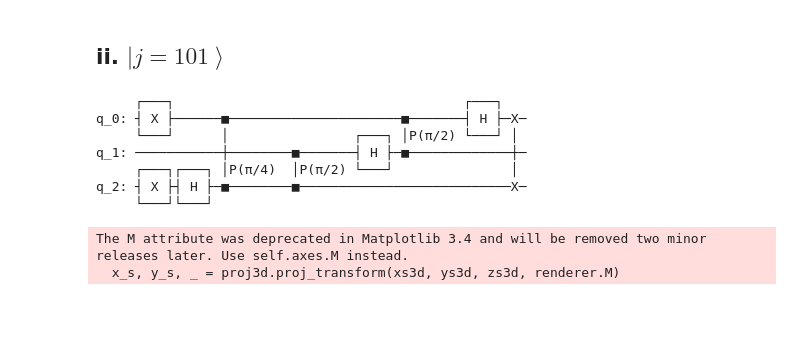
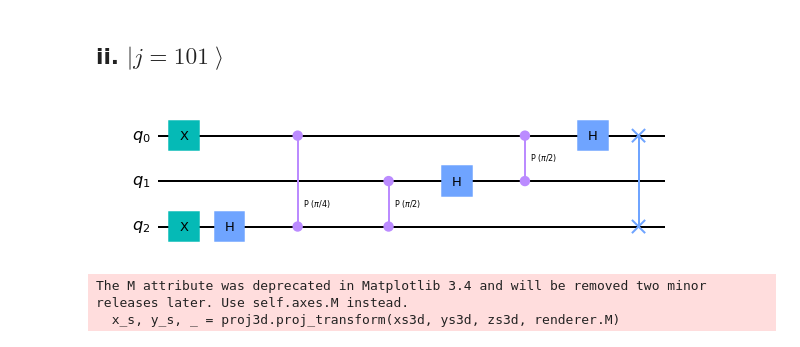
Before and after one commit to xuanlutw/Phys-8148-Quantum-Computing-Experiment-and-Implementation, a Jupyter notebook: 8.QFT.ipynb, the cells around one changed output. Saved outputs shown, nothing was run; the diff lists cells and outputs as text; code cells hidden in the pictures; blank space fills up the shorter version.

```diff
--- a/8.QFT.ipynb
+++ b/8.QFT.ipynb
@@ -97,19 +62,13 @@ The M attribute was deprecated in Matplotlib 3.4 and will be removed two minor r
 # %%
 qc = QuantumCircuit(3)
 
 qc.x(0)
 qc.x(2)
 
 qft(qc, 3)
-qc.draw()
+qc.draw(output='mpl')
 # %% [output]
-     ┌───┐                                     ┌───┐
-q_0: ┤ X ├──────■──────────────────────■───────┤ H ├─X─
-     └───┘      │                ┌───┐ │P(π/2) └───┘ │
-q_1: ───────────┼────────■───────┤ H ├─■─────────────┼─
-     ┌───┐┌───┐ │P(π/4)  │P(π/2) └───┘               │
-q_2: ┤ X ├┤ H ├─■────────■───────────────────────────X─
-     └───┘└───┘
+[figure, added]
 # %%
 qc.save_statevector()
 statevector = sim.run(qc).result().get_statevector()
```
Also changed, not shown: parts of 31 cells of this notebook.
